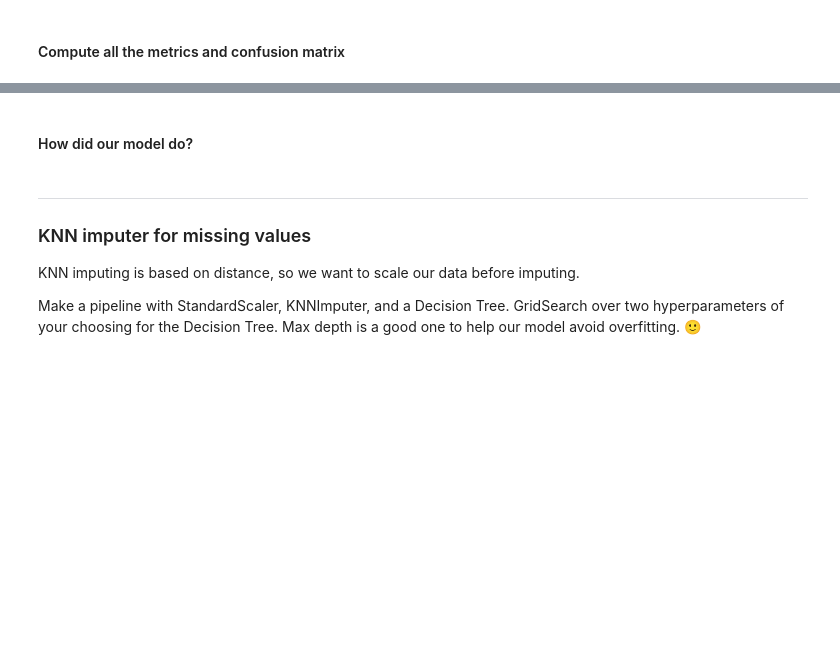
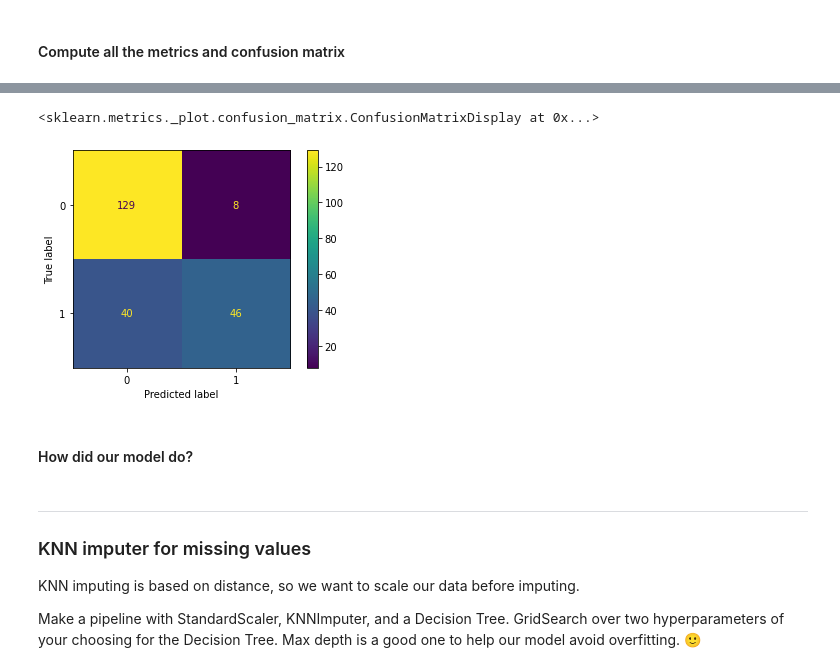
Before and after one commit to jfkoehler/DAT-02-14, a Jupyter notebook: ClassMaterial/Unit3/class_12/decision-trees-starter.ipynb, the cells around one changed output, grey strips where cells are left out. Saved outputs shown, nothing was run; the diff lists cells and outputs as text; code cells hidden in the pictures; blank space fills up the shorter version.

```diff
--- a/ClassMaterial/Unit3/class_12/decision-trees-starter.ipynb
+++ b/ClassMaterial/Unit3/class_12/decision-trees-starter.ipynb
@@ -355,0 +519,4 @@ Should standard scale first. We'll just go with this for now and add standard sc
+# %%
+params = {'max_depth': [2, 3, 4, 5, 6]}
+# %%
+grid = GridSearchCV(dtree, param_grid=params, scoring = 'precision')
@@ -356,3 +532,8 @@ Should standard scale first. We'll just go with this for now and add standard sc
+# %%
+ConfusionMatrixDisplay.from_estimator(grid, X_test_filled, y_test)
+# %% [output]
+<sklearn.metrics._plot.confusion_matrix.ConfusionMatrixDisplay at 0x...>
+[figure, added]
 # %% [markdown]
 #### How did our model do?
 # %% [markdown]
```
Also changed, not shown: parts of 42 cells of this notebook, 16 other files.
